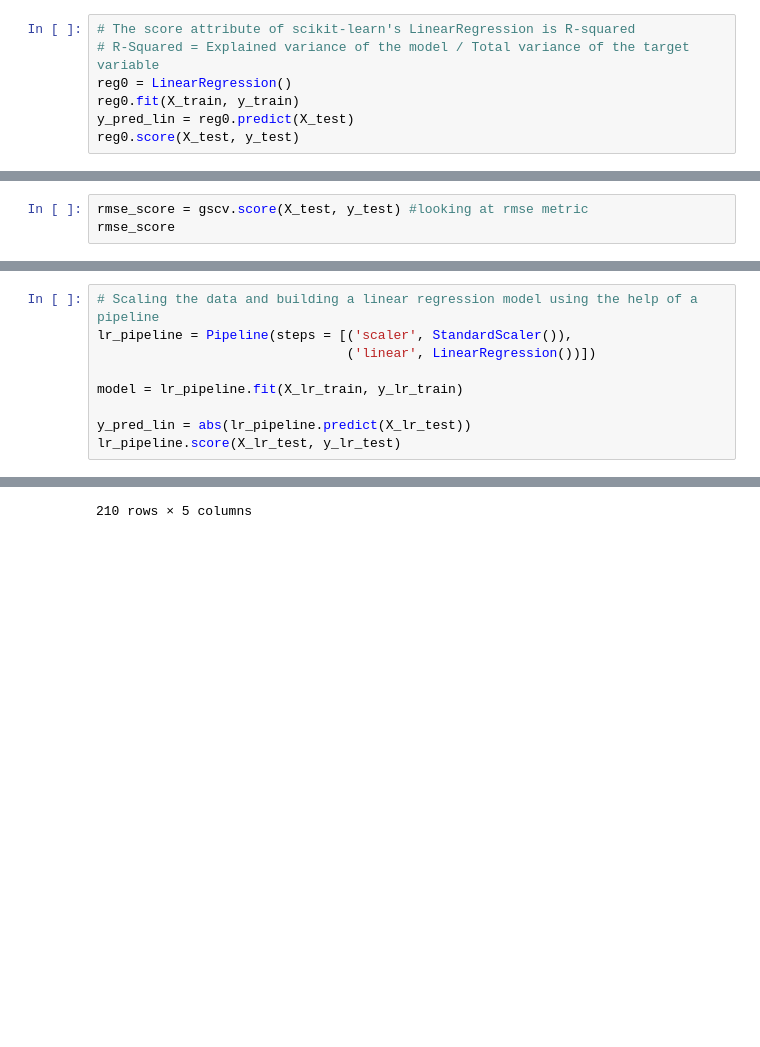
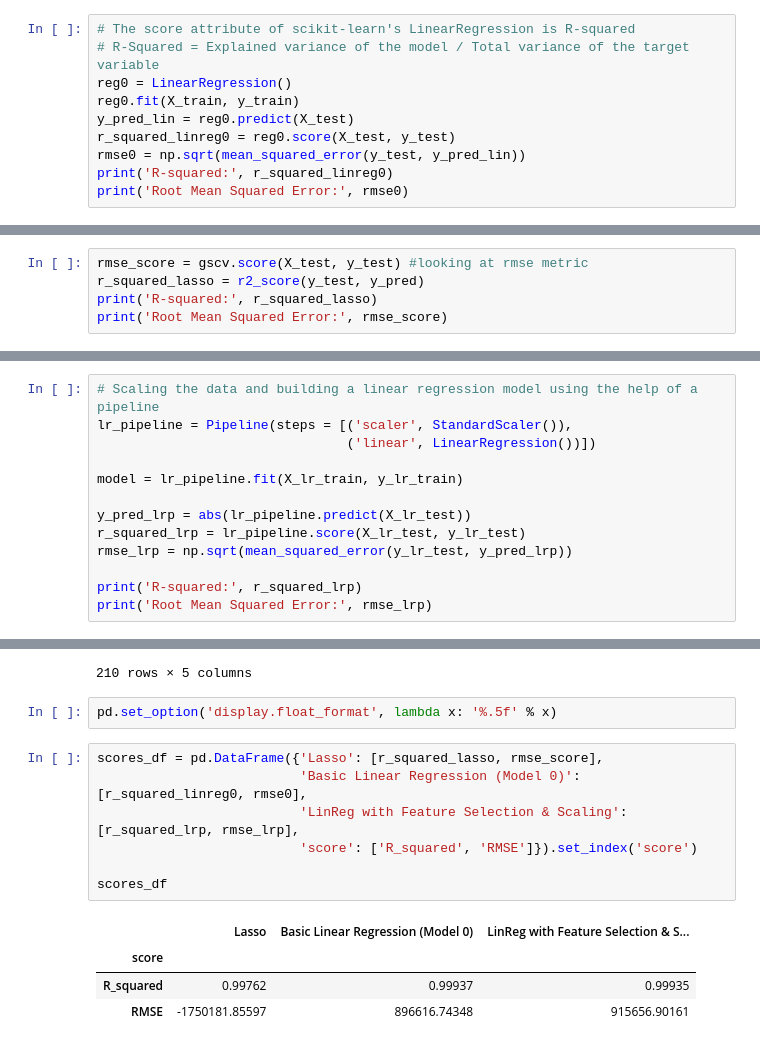
Before and after one commit to ashtonreed/Springboard, a Jupyter notebook: Capstone1/Capstone1_Machine_Learning.ipynb, the cells around one changed output, grey strips where cells are left out. Drawn from its saved outputs; the diff is of its cells as text; blank space fills up the shorter version.

```diff
--- a/Capstone1/Capstone1_Machine_Learning.ipynb
+++ b/Capstone1/Capstone1_Machine_Learning.ipynb
@@ -98,5 +100,8 @@ X_train, X_test, y_train, y_test = train_test_split(X, y, test_size=0.2, random_
 reg0 = LinearRegression()
 reg0.fit(X_train, y_train)
 y_pred_lin = reg0.predict(X_test)
-reg0.score(X_test, y_test)
+r_squared_linreg0 = reg0.score(X_test, y_test)
+rmse0 = np.sqrt(mean_squared_error(y_test, y_pred_lin))
+print('R-squared:', r_squared_linreg0)
+print('Root Mean Squared Error:', rmse0)
 # %% [output]
@@ -139,5 +169,7 @@ print(gscv.best_params_)
 {'lasso__alpha': 100000.0}
 # %%
 rmse_score = gscv.score(X_test, y_test) #looking at rmse metric
-rmse_score
+r_squared_lasso = r2_score(y_test, y_pred)
+print('R-squared:', r_squared_lasso)
+print('Root Mean Squared Error:', rmse_score)
 # %% [output]
@@ -488,6 +525,10 @@ lr_pipeline = Pipeline(steps = [('scaler', StandardScaler()),
 
 model = lr_pipeline.fit(X_lr_train, y_lr_train)
 
-y_pred_lin = abs(lr_pipeline.predict(X_lr_test))
-lr_pipeline.score(X_lr_test, y_lr_test)
+y_pred_lrp = abs(lr_pipeline.predict(X_lr_test))
+r_squared_lrp = lr_pipeline.score(X_lr_test, y_lr_test)
+rmse_lrp = np.sqrt(mean_squared_error(y_lr_test, y_pred_lrp))
+
+print('R-squared:', r_squared_lrp)
+print('Root Mean Squared Error:', rmse_lrp)
 # %% [output]
@@ -556,3 +624,17 @@ pop_comparison_all
 | 208 | Zambia | 4535925 | 4978386 | 4507988 | 4448825 |
 | 209 | Zimbabwe | 4684302 | 5754390 | 4826373 | 4743737 |
 210 rows × 5 columns
+# %%
+pd.set_option('display.float_format', lambda x: '%.5f' % x)
+# %%
+scores_df = pd.DataFrame({'Lasso': [r_squared_lasso, rmse_score],
+                          'Basic Linear Regression (Model 0)': [r_squared_linreg0, rmse0],
+                          'LinReg with Feature Selection & Scaling': [r_squared_lrp, rmse_lrp],
+                          'score': ['R_squared', 'RMSE']}).set_index('score')
+
+scores_df
+# %% [output]
+|  | Lasso | Basic Linear Regression (Model 0) | LinReg with Feature Selection & S... |
+| score |  |  |  |
+| R_squared | 0.99762 | 0.99937 | 0.99935 |
+| RMSE | -1750181.85597 | 896616.74348 | 915656.90161 |
```
Also changed, not shown: parts of 19 cells of this notebook.
